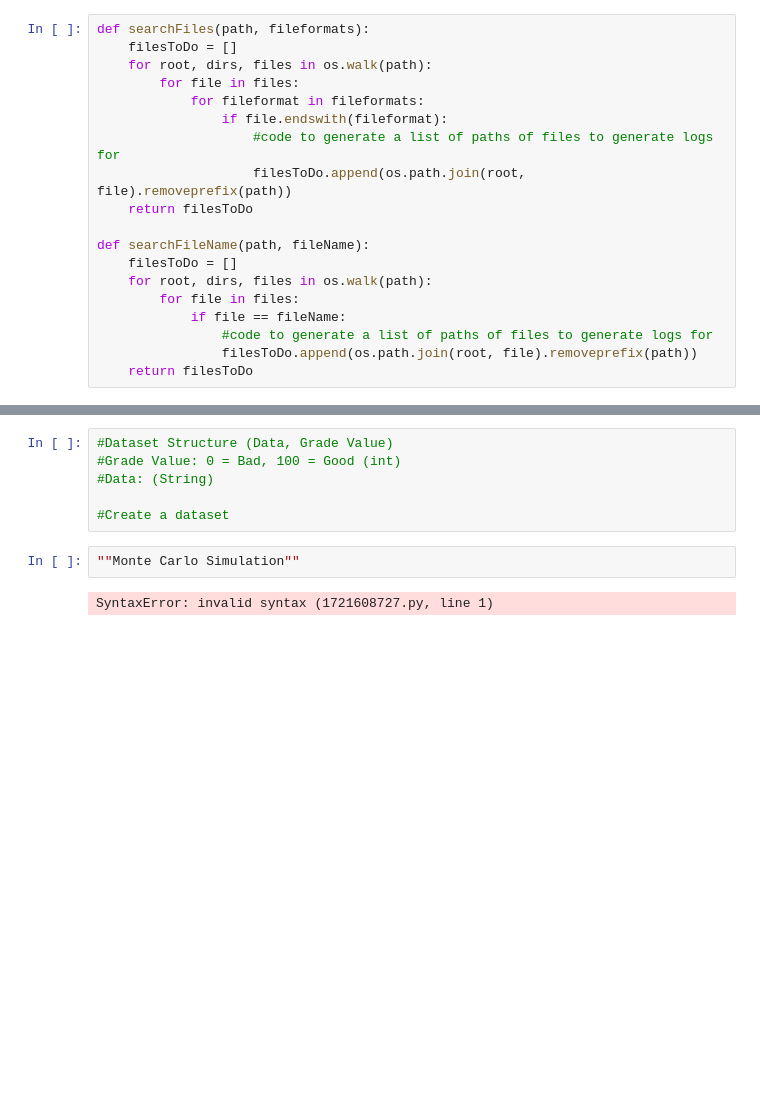
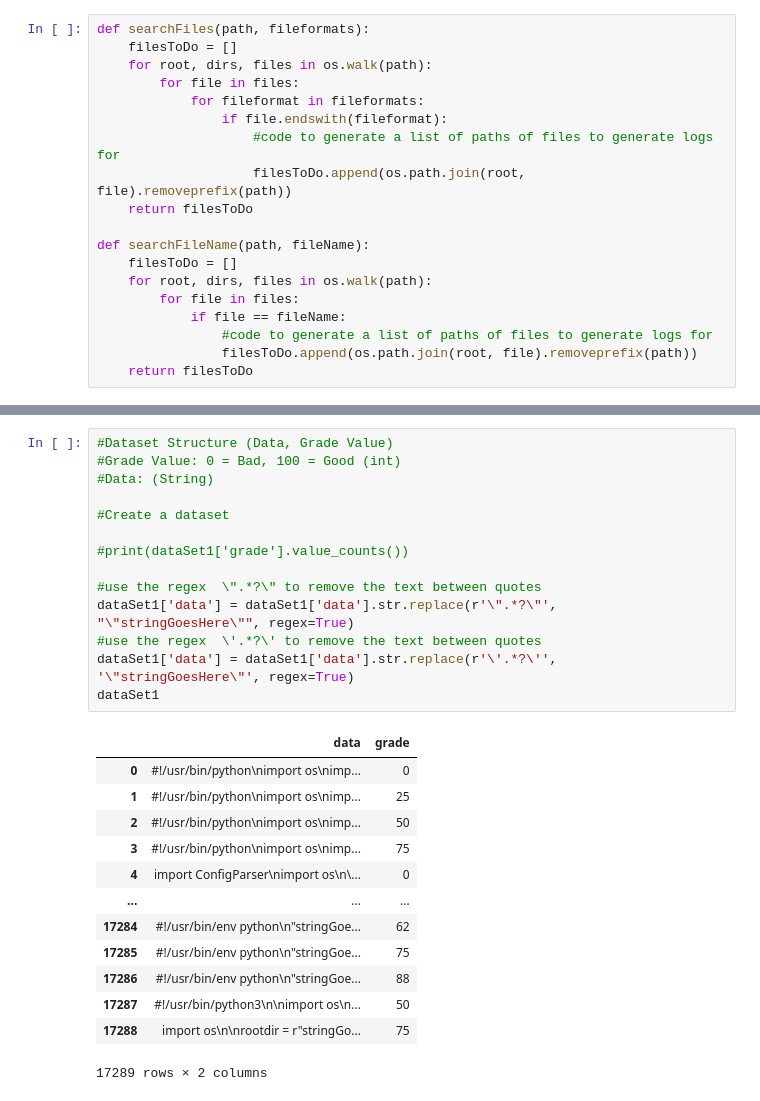
Before and after one commit to alihaider1264/sca-ml, a Jupyter notebook: Jupyter Notebooks/Testing/Python Dataset Testing Notebook.ipynb, the cells around one changed output, grey strips where cells are left out. Drawn from its saved outputs; the diff is of its cells as text; blank space fills up the shorter version.

```diff
--- a/Jupyter Notebooks/Testing/Python Dataset Testing Notebook.ipynb
+++ b/Jupyter Notebooks/Testing/Python Dataset Testing Notebook.ipynb
@@ -103,10 +137,28 @@ dataSet1.head()
 # %%
 #Dataset Structure (Data, Grade Value)
 #Grade Value: 0 = Bad, 100 = Good (int)
 #Data: (String)
 
 #Create a dataset
+
+#print(dataSet1['grade'].value_counts())
+
+#use the regex  \".*?\" to remove the text between quotes
+dataSet1['data'] = dataSet1['data'].str.replace(r'\".*?\"', "\"stringGoesHere\"", regex=True)
+#use the regex  \'.*?\' to remove the text between quotes
+dataSet1['data'] = dataSet1['data'].str.replace(r'\'.*?\'', '\"stringGoesHere\"', regex=True)
+dataSet1
+# %% [output]
+|  | data | grade |
+| 0 | #!/usr/bin/python\nimport os\nimp... | 0 |
+| 1 | #!/usr/bin/python\nimport os\nimp... | 25 |
+| 2 | #!/usr/bin/python\nimport os\nimp... | 50 |
+| 3 | #!/usr/bin/python\nimport os\nimp... | 75 |
+| 4 | import ConfigParser\nimport os\n\... | 0 |
+| ... | ... | ... |
+| 17284 | #!/usr/bin/env python\n"stringGoe... | 62 |
+| 17285 | #!/usr/bin/env python\n"stringGoe... | 75 |
+| 17286 | #!/usr/bin/env python\n"stringGoe... | 88 |
+| 17287 | #!/usr/bin/python3\n\nimport os\n... | 50 |
+| 17288 | import os\n\nrootdir = r"stringGo... | 75 |
+17289 rows × 2 columns
-# %%
-""Monte Carlo Simulation""
-# %% [output]
-SyntaxError: invalid syntax (1721608727.py, line 1)
```
Also changed, not shown: parts of 9 cells of this notebook.
